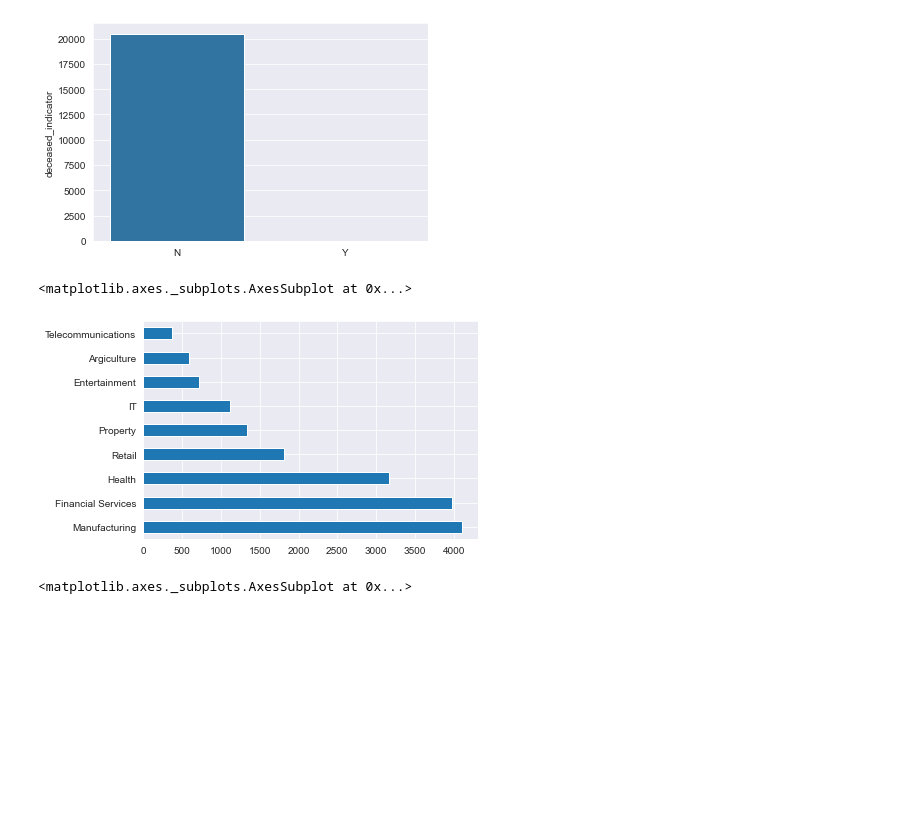
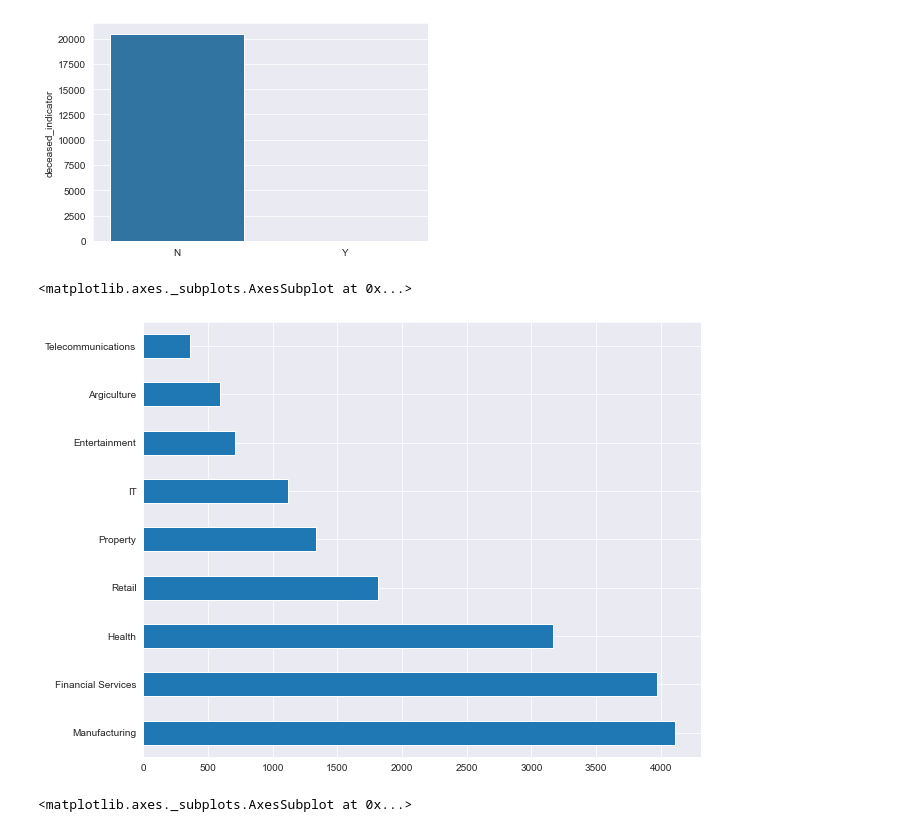
Before and after one commit to victordanok/KPMG-Forage-Internship, a Jupyter notebook: KPMG Module 1.ipynb, the cells around one changed output. Drawn from its saved outputs; the diff is of its cells as text; code cells hidden in the pictures; blank space fills up the shorter version.

```diff
--- a/KPMG Module 1.ipynb
+++ b/KPMG Module 1.ipynb
@@ -170,10 +176,11 @@ sns.barplot(data= customers, x = customers.deceased_indicator.unique(), y = cust
 <matplotlib.axes._subplots.AxesSubplot at 0x...>
 [figure]
 # %%
+plt.figure(figsize=(10, 8))
 customers.job_industry_category.value_counts().plot.barh()
 # %% [output]
 <matplotlib.axes._subplots.AxesSubplot at 0x...>
-[figure, old version]
+[figure, new version]
 # %%
 sns.barplot(data= customers, x = customers.owns_car.unique(), y = customers.owns_car.value_counts())
 # %% [output]
```
Also changed, not shown: parts of 28 cells of this notebook, 1 other file.
